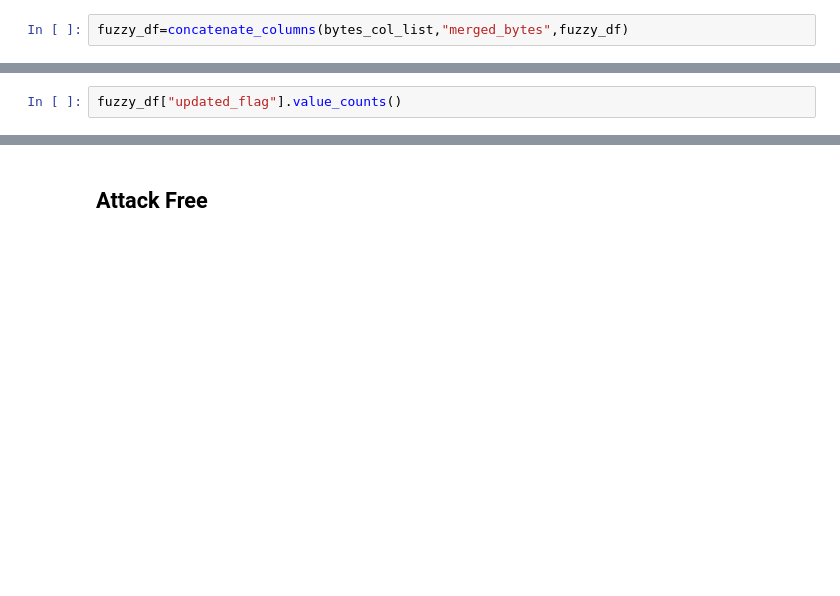
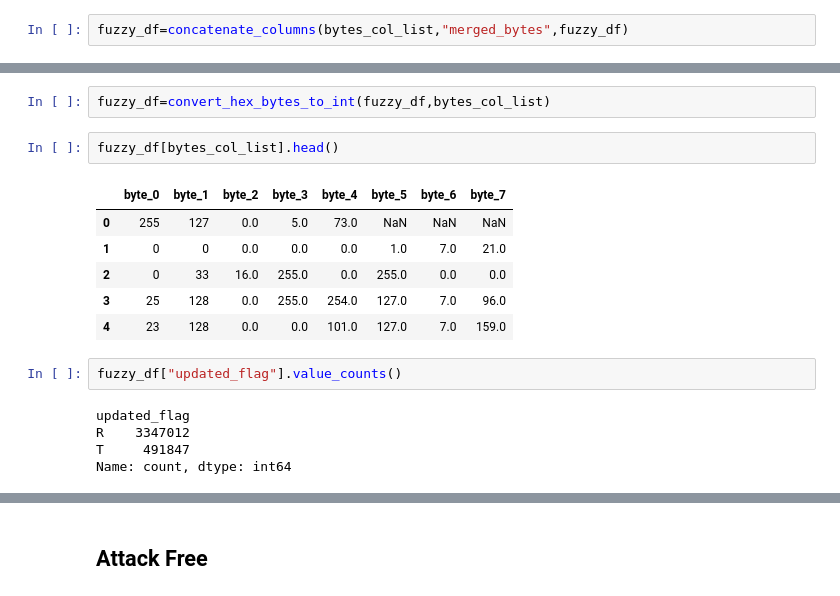
Before and after one commit to FatimeNazliAs/Intrusion-Detection-Systems-using-ML, a Jupyter notebook: notebooks/eda.ipynb, the cells around one changed output, grey strips where cells are left out. Cells and saved outputs as stored; diff of their text form; blank space fills up the shorter version.

```diff
--- a/notebooks/eda.ipynb
+++ b/notebooks/eda.ipynb
@@ -329,2 +367,18 @@ fuzzy_df[col].nunique()
+# %%
+fuzzy_df=convert_hex_bytes_to_int(fuzzy_df,bytes_col_list)
+# %%
+fuzzy_df[bytes_col_list].head()
+# %% [output]
+|  | byte_0 | byte_1 | byte_2 | byte_3 | byte_4 | byte_5 | byte_6 | byte_7 |
+| 0 | 255 | 127 | 0.0 | 5.0 | 73.0 | NaN | NaN | NaN |
+| 1 | 0 | 0 | 0.0 | 0.0 | 0.0 | 1.0 | 7.0 | 21.0 |
+| 2 | 0 | 33 | 16.0 | 255.0 | 0.0 | 255.0 | 0.0 | 0.0 |
+| 3 | 25 | 128 | 0.0 | 255.0 | 254.0 | 127.0 | 7.0 | 96.0 |
+| 4 | 23 | 128 | 0.0 | 0.0 | 101.0 | 127.0 | 7.0 | 159.0 |
 # %%
 fuzzy_df["updated_flag"].value_counts()
+# %% [output]
+updated_flag
+R    3347012
+T     491847
+Name: count, dtype: int64
```
Also changed, not shown: parts of 70 cells of this notebook.
